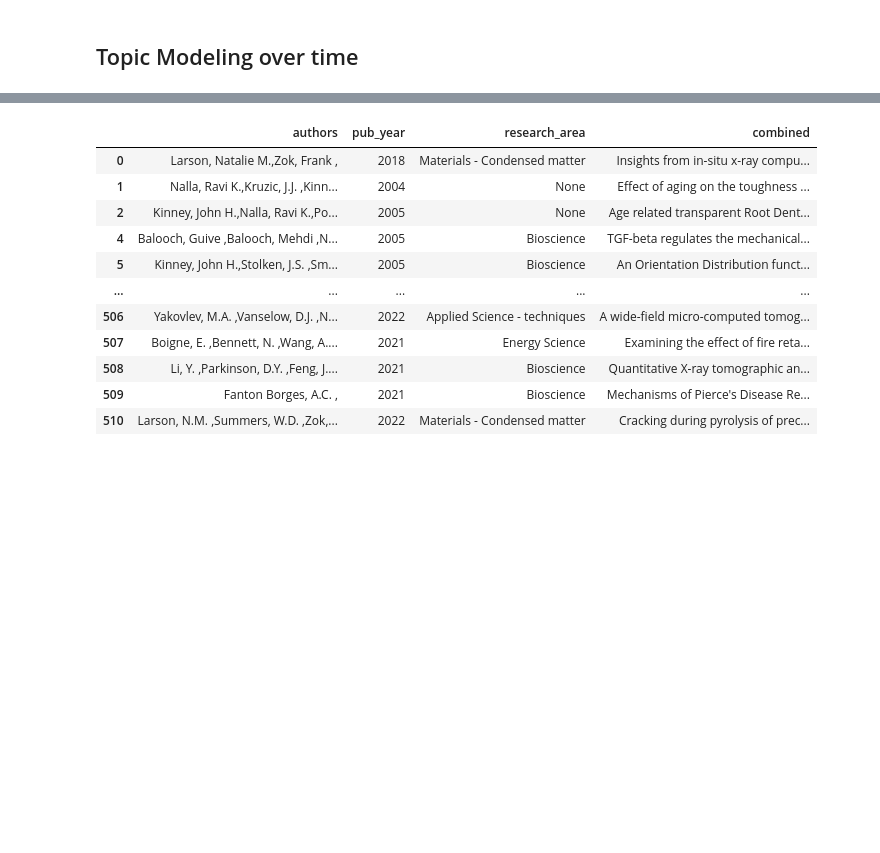
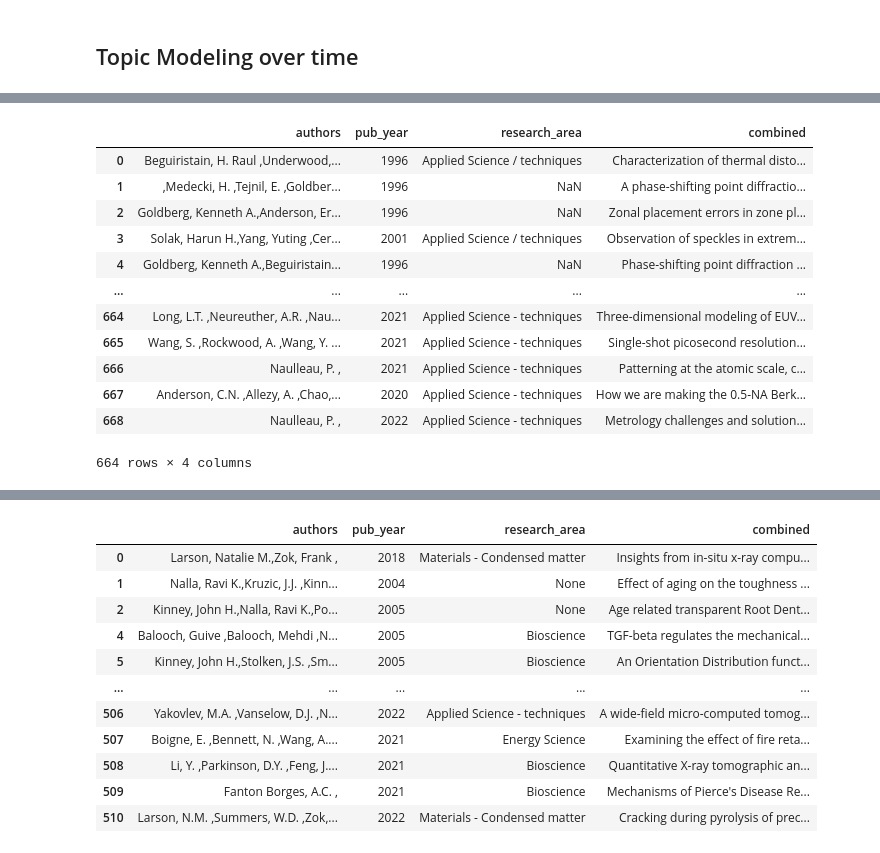
Before and after one commit to lbl-camera/berteley, a Jupyter notebook: Topic_Modeling_Pipeline.ipynb, the cells around one changed output, grey strips where cells are left out. Cells and saved outputs as stored; diff of their text form; code cells hidden in the pictures; blank space fills up the shorter version.

Commit message:
full run dynamic topic modeling

```diff
--- a/Topic_Modeling_Pipeline.ipynb
+++ b/Topic_Modeling_Pipeline.ipynb
@@ -600,8 +600,15 @@ def create_input_new(df):
   # merge back to df
   df_sel['combined'] = comb_clean
 
+  # filter spurtious yeats
+  df_sel = df_sel[df_sel['pub_year']!='12.0.1.2']
+
   # convert years to int
-  df_sel['pub_year'] = df_sel['pub_year'].astype(int)
+  # df_sel['pub_year'] = df_sel['pub_year'].astype(str)
+  df_sel['pub_year'] = df_sel['pub_year'].astype(str).replace('\.0', '', regex=True).astype(int)
+  # if year is 201, that is mistyped fom 2001
+  input_data[input_data['pub_year']==201]['pub_year'] = 2001
+
 
   return df_sel
 # %%
@@ -721,27 +728,27 @@ File: 6 Beamline_11.0.2.xls
 # %%
-df = pd.read_table(path + "Beamline_8.3.2.xls", on_bad_lines='skip')
-# df = pd.read_table(path + "Beamline_11.0.1.xls", on_bad_lines='skip')
+# df = pd.read_table(path + "Beamline_8.3.2.xls", on_bad_lines='skip')
+df = pd.read_table(path + "Beamline_12.0.1.2.xls", on_bad_lines='skip')
 
 
 # combine abstract and title
 input_data = create_input_new(df)
 
 # remove stopwords
-input_data['combined'] = input_data['combined'].apply(remove_stop)
+# input_data['combined'] = input_data['combined'].apply(remove_stop_df)
 
 # input_data['combined'] = input_data['combined'].apply(remove_punct)
 
 
 
-topic_model = BERTopic(verbose=True)
-list_text = input_data['combined'].to_list()
-topics, probs = topic_model.fit_transform(list_text)
+# topic_model = BERTopic(verbose=True)
+# list_text = input_data['combined'].to_list()
+# topics, probs = topic_model.fit_transform(list_text)
 
-years = input_data['pub_year'].to_list()
+# years = input_data['pub_year'].to_list()
 
 
 
-topics_over_time = topic_model.topics_over_time(list_text, topics, years)
+# topics_over_time = topic_model.topics_over_time(list_text, topics, years)
 
 # if len(topic_model_specter.topics)==1:
 #   if -1 in list(topic_model_specter.topics.keys()):
@@ -763,0 +767,16 @@ topics_over_time = topic_model.topics_over_time(list_text, topics, years)
+# %%
+input_data[input_data['pub_year']!="12.0.1.2"]
+# %% [output]
+|  | authors | pub_year | research_area | combined |
+| 0 | Beguiristain, H. Raul ,Underwood,... | 1996 | Applied Science / techniques | Characterization of thermal disto... |
+| 1 | ,Medecki, H. ,Tejnil, E. ,Goldber... | 1996 | NaN | A phase-shifting point diffractio... |
+| 2 | Goldberg, Kenneth A.,Anderson, Er... | 1996 | NaN | Zonal placement errors in zone pl... |
+| 3 | Solak, Harun H.,Yang, Yuting ,Cer... | 2001 | Applied Science / techniques | Observation of speckles in extrem... |
+| 4 | Goldberg, Kenneth A.,Beguiristain... | 1996 | NaN | Phase-shifting point diffraction ... |
+| ... | ... | ... | ... | ... |
+| 664 | Long, L.T. ,Neureuther, A.R. ,Nau... | 2021 | Applied Science - techniques | Three-dimensional modeling of EUV... |
+| 665 | Wang, S. ,Rockwood, A. ,Wang, Y. ... | 2021 | Applied Science - techniques | Single-shot picosecond resolution... |
+| 666 | Naulleau, P. , | 2021 | Applied Science - techniques | Patterning at the atomic scale, c... |
+| 667 | Anderson, C.N. ,Allezy, A. ,Chao,... | 2020 | Applied Science - techniques | How we are making the 0.5-NA Berk... |
+| 668 | Naulleau, P. , | 2022 | Applied Science - techniques | Metrology challenges and solution... |
+664 rows × 4 columns
```
Also changed, not shown: parts of 7 cells of this notebook.
